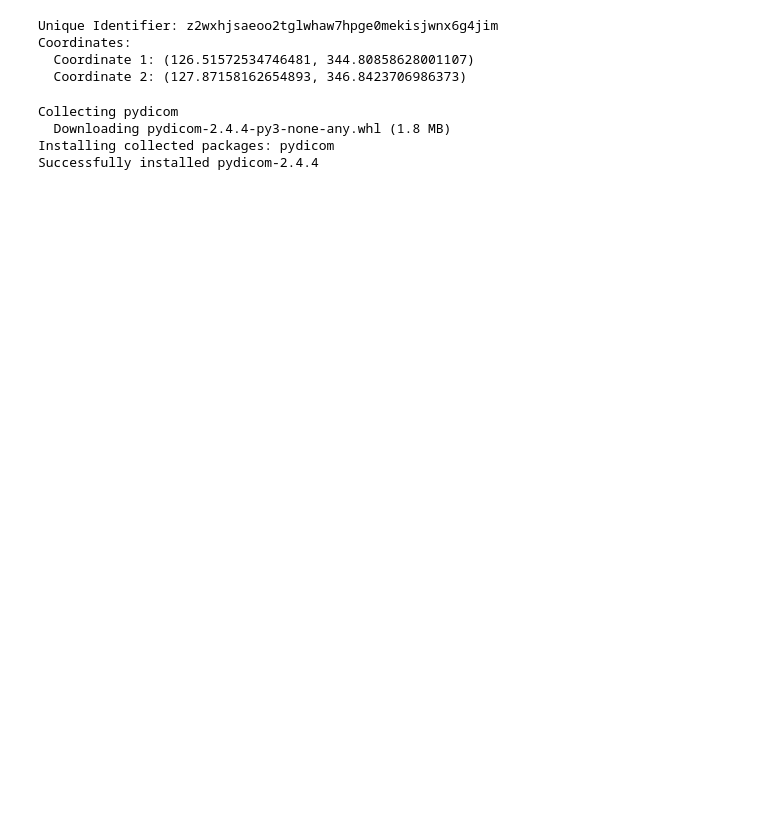
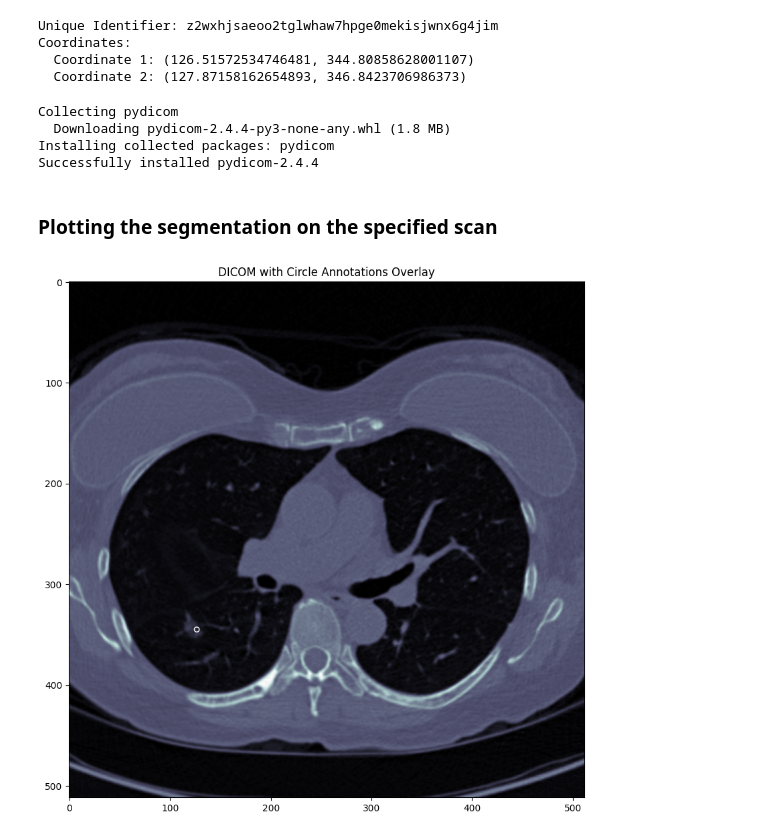
Before and after one commit to Neermita18/NSCLC_gene_mutation_cse_intern, a Jupyter notebook: Tumor_segmentations_from_XML_AIM.ipynb, the cells around one changed output. Drawn from its saved outputs; the diff is of its cells as text; code cells hidden in the pictures; blank space fills up the shorter version.

```diff
--- a/Tumor_segmentations_from_XML_AIM.ipynb
+++ b/Tumor_segmentations_from_XML_AIM.ipynb
@@ -58,3 +58,60 @@ Collecting pydicom
   Downloading pydicom-2.4.4-py3-none-any.whl (1.8 MB)
 Installing collected packages: pydicom
 Successfully installed pydicom-2.4.4
+# %% [markdown]
+### Plotting the segmentation on the specified scan
+# %%
+import xml.etree.ElementTree as ET
+import pydicom
+import matplotlib.pyplot as plt
+from matplotlib.patches import Circle
+import numpy as np
+
+
+xml_file = 'AMC-003.xml'
+dicom_file = '1-130.dcm'
+
+def extract_circle_annotations(xml_file):
+    tree = ET.parse(xml_file)
+    root = tree.getroot()
+
+
+    ns = {
+        'aim': 'gme://caCORE.caCORE/4.4/edu.northwestern.radiology.AIM',
+        'xsi': 'http://www.w3.org/2001/XMLSchema-instance',
+    }
+
+
+    markup_entities = root.findall('.//aim:MarkupEntity[@xsi:type="TwoDimensionCircle"]', ns)
+
+
+    circles = []
+    for markup_entity in markup_entities:
+        coordinate_elements = markup_entity.findall('aim:twoDimensionSpatialCoordinateCollection/aim:TwoDimensionSpatialCoordinate', ns)
+        if len(coordinate_elements) == 2:
+            x1 = float(coordinate_elements[0].find('aim:x', ns).attrib.get('value'))
+            y1 = float(coordinate_elements[0].find('aim:y', ns).attrib.get('value'))
+            x2 = float(coordinate_elements[1].find('aim:x', ns).attrib.get('value'))
+            y2 = float(coordinate_elements[1].find('aim:y', ns).attrib.get('value'))
+
+            center = (x1, y1)
+            radius = np.sqrt((x2 - x1) ** 2 + (y2 - y1) ** 2)
+            circles.append((center, radius))
+
+    return circles
+
+dicom_data = pydicom.dcmread(dicom_file)
+circles = extract_circle_annotations(xml_file)
+
+plt.figure(figsize=(10,10))
+plt.imshow(dicom_data.pixel_array, cmap=plt.cm.bone)
+
+for center, radius in circles:
+    circle = Circle(center, radius, color='w', fill=False)
+    plt.gca().add_patch(circle)
+
+
+plt.title('DICOM with Circle Annotations Overlay')
+plt.show()
+# %% [output]
+[figure, added]
```
Also changed, not shown: parts of 3 cells of this notebook.
